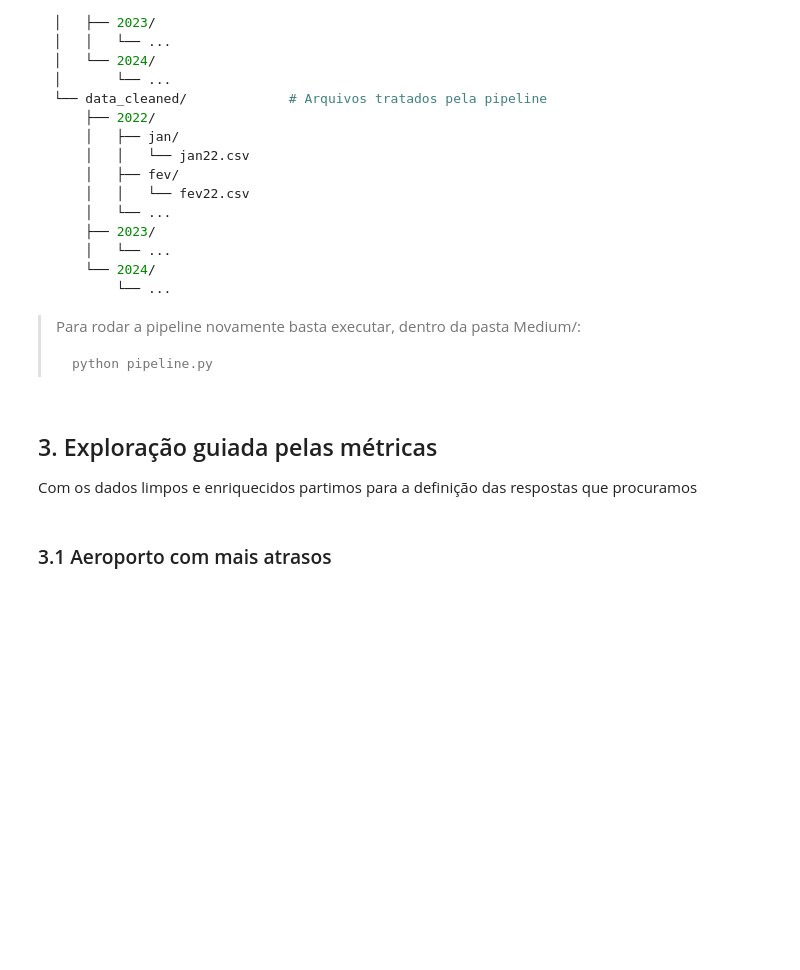
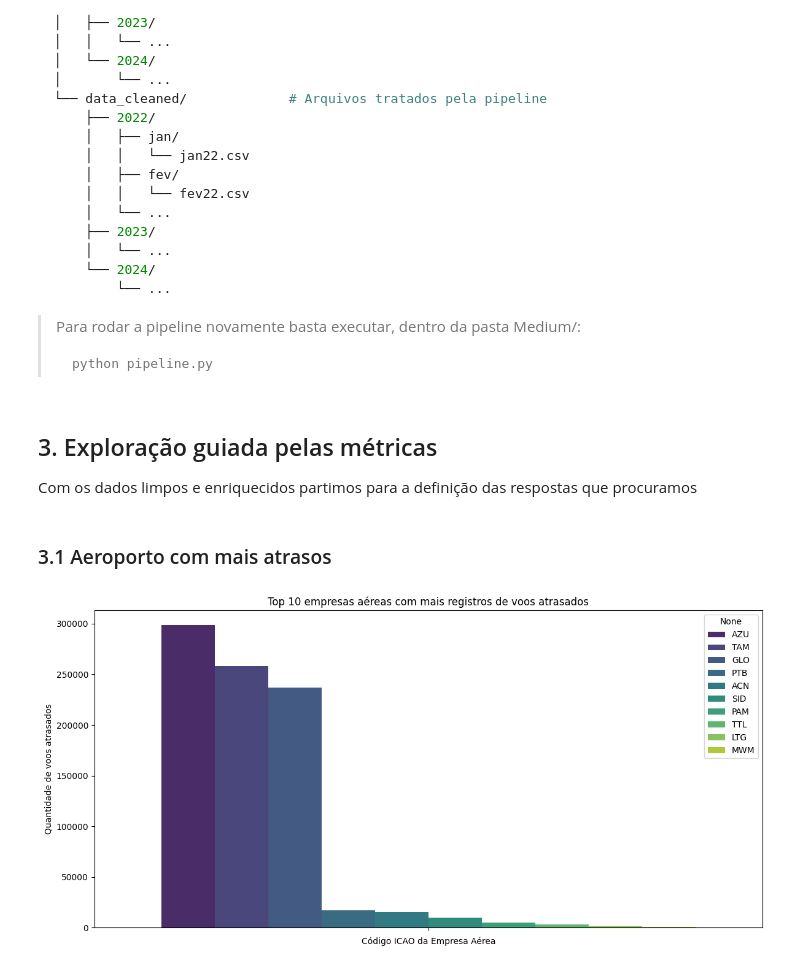
Before and after one commit to SirOtaiv/Flight-Data-Cience, a Jupyter notebook: Medium/Articule.ipynb, the cells around one changed output. Cells and saved outputs as stored; diff of their text form; code cells hidden in the pictures; blank space fills up the shorter version.

```diff
--- a/Medium/Articule.ipynb
+++ b/Medium/Articule.ipynb
@@ -451,5 +451,52 @@ Medium/
 ## 3. Exploração guiada pelas métricas
 
 Com os dados limpos e enriquecidos partimos para a definição das respostas que procuramos
+# %%
+# Criando DataFrame de dados limpos
+from typing import Dict
+import pandas as pd
+import matplotlib.pyplot as plt
+import seaborn as sns
+from collections import defaultdict
+
+years = [2022, 2023, 2024]
+months = ['jan', 'fev', 'mar', 'abr', 'mai', 'jun', 'jul', 'ago', 'set', 'out', 'nov', 'dez']
+cleanDataFrames: Dict[str, pd.DataFrame] = {}
+
+for year in years:
+    for month in months:
+        var_name = f"{month}{str(year)[-2:]}"
+        # Criando Dict de dados limpos
+        cleanDataFrames[var_name] = pd.read_csv(f"./data_cleaned/{year}/{month}/{var_name}.csv", sep=";")
 # %% [markdown]
 ### 3.1 Aeroporto com mais atrasos
+# %%
+# Contagem por mês
+monthly_counts = {}
+for key, df in cleanDataFrames.items():
+    counts = df['ICAO Empresa Aérea'].value_counts()
+    monthly_counts[key] = counts
+
+# Soma acumulada por empresa em todos os meses
+total_counts = defaultdict(int)
+for counts in monthly_counts.values():
+    for company, qty in counts.items():
+        total_counts[company] += qty
+
+# Converter para DataFrame para facilitar plot
+total_df = pd.DataFrame.from_dict(total_counts, orient='index', columns=['Total'])
+total_df = total_df.sort_values('Total', ascending=False)
+
+# Plotando os 10 maiores
+top10 = total_df.head(10)
+
+plt.figure(figsize=(12,6))
+sns.barplot(hue=top10.index, y=top10['Total'], palette='viridis')
+plt.title("Top 10 empresas aéreas com mais registros de voos atrasados")
+plt.xlabel("Código ICAO da Empresa Aérea")
+plt.ylabel("Quantidade de voos atrasados")
+plt.xticks(rotation=45)
+plt.tight_layout()
+plt.show()
+# %% [output]
+[figure, added]
```
Also changed, not shown: 2 other files.
